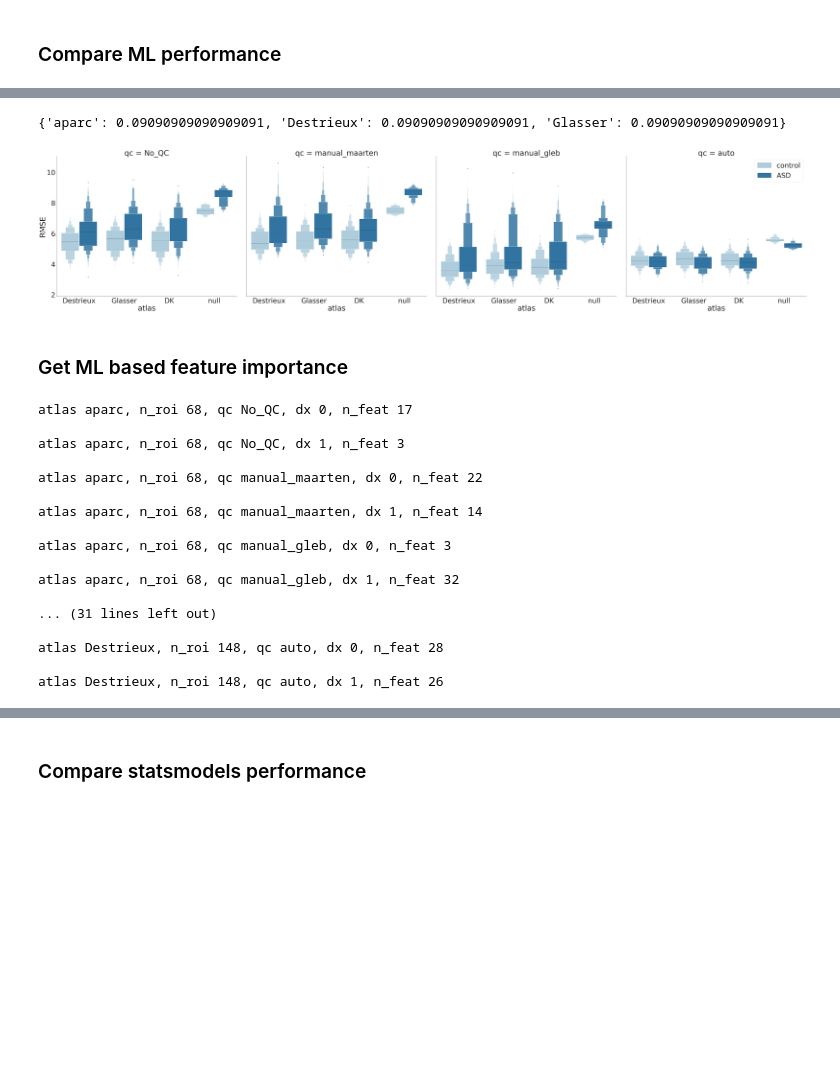
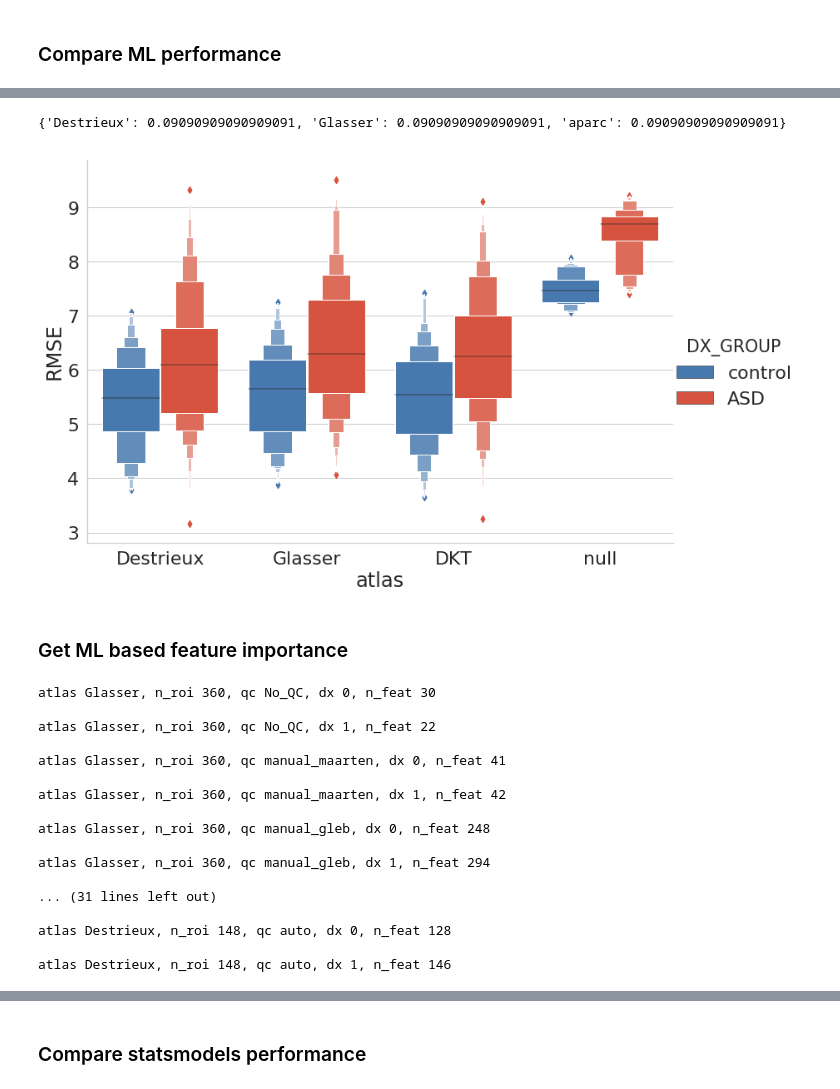
Before and after one commit to neurodatascience/compare-surf-tools, a Jupyter notebook: notebooks/run_atlas_comparisons.ipynb, the cells around one changed output, grey strips where cells are left out. Cells and saved outputs as stored; diff of their text form; code cells hidden in the pictures; blank space fills up the shorter version.

Commit message:
added feature importance count function and plots

```diff
--- a/notebooks/run_atlas_comparisons.ipynb
+++ b/notebooks/run_atlas_comparisons.ipynb
@@ -212,7 +212,7 @@ feature_rank_df_concat = pd.DataFrame()
 perf_pval_dict = {}
 start_time_ML = time.time()
 
-for atlas in ['aparc']: #data_dict.keys():
+for atlas in data_dict.keys():
     start_time_atlas = time.time()
     print('\nAtlas {}'.format(atlas))
     master_df_raw = pd.merge(useful_demograph,data_dict[atlas],on= subject_ID_col)
@@ -329,38 +329,43 @@ Using regression model with perf metric neg_mean_squared_error
 # %%
 print(perf_pval_dict)
 plot_df = ml_perf_concat.copy()
 x_order = ['Destrieux','Glasser','DK','null']
 col_order = ['No_QC','manual_maarten','manual_gleb','auto']
 
-colors = ["windows blue", "tomato", "greyish", "dark grey","faded green", "dusty purple"]
-palette = 'Paired' #sns.xkcd_palette(colors)
+#colors = ["windows blue", "tomato", "greyish", "dark grey","faded green", "dusty purple"]
+palette = sns.xkcd_palette(colors) #'Paired' #sns.xkcd_palette(colors)
+
+
 sns.set(font_scale=5)
 
 plot_df['atlas'] = plot_df['atlas'].replace({'aparc':'DK'})
+plot_df = plot_df[plot_df['qc']=='No_QC']
 
 if model_type.lower() == 'regression':
     plot_df['RMSE'] = np.sqrt(-1*plot_df['neg_mean_squared_error'])
     plot_df['DX_GROUP'] = plot_df['DX_GROUP'].replace({0:'control', 1:'ASD'})
     #plot_df['qc'] = plot_df['qc'].replace({'manual_maarten':'Manual', 'auto':'Auto/Outlier'})
+    sns.set(font_scale=2)
+    with sns.axes_style("whitegrid"):
 
-    with sns.axes_style("white"):
-        g = sns.catplot(y='RMSE',x='atlas',kind='boxen',hue='DX_GROUP',col='qc',data=plot_df, legend=False,
-                        order=x_order, col_order=col_order, palette=palette, height=20, aspect=1.1 )
-        plt.legend(loc='upper right')
+        g = sns.catplot(y='RMSE',x='atlas',kind='boxen',hue='DX_GROUP', #col='qc',col_order=col_order,col_wrap=2,
+                        data=plot_df, legend=True,
+                        order=x_order, palette=palette, height=8, aspect=1.4 )
+        #plt.legend(loc='upper right')
 else:
     with sns.axes_style("white"):
         g = sns.catplot(y='roc_auc',x='atlas', kind='boxen',data=plot_df,col='qc',col_order=col_order,
                         order=x_order,palette=palette,height=20, aspect=1.1,legend=False)
 # %% [output]
-{'aparc': 0.09090909090909091, 'Destrieux': 0.09090909090909091, 'Glasser': 0.09090909090909091}
+{'Destrieux': 0.09090909090909091, 'Glasser': 0.09090909090909091, 'aparc': 0.09090909090909091}
-[figure, old version]
+[figure, new version]
 # %% [markdown]
 ### Get ML based feature importance
 # %%
 # save_path = '{}atlas_ml_feature_imp_{}_{}.pkl'.format(ml_results_dir,outcome_col,model_type)
 # feature_rank_df_concat = pd.read_pickle(save_path)
 
-feature_count_df = pd.DataFrame(columns=['count','atlas','dx','qc'])
+feature_count_df = pd.DataFrame(columns=['count','atlas','DX_GROUP','qc'])
 i = 0
 for atlas in data_dict.keys():
     master_df_raw = pd.merge(useful_demograph,data_dict[atlas],on= subject_ID_col)
@@ -368,6 +373,7 @@ for atlas in data_dict.keys():
     for qc in feature_rank_df_concat['qc'].unique():
         for dx in [0,1]:
             n_feat = len(feature_rank_df_concat[(feature_rank_df_concat['rank'] == 1) &
+                                                (feature_rank_df_concat['atlas'] == atlas) &
                                                 (feature_rank_df_concat['predictor'].isin(roi_cols)) &
                                                 (feature_rank_df_concat['qc'] == qc) &
                                                 (feature_rank_df_concat['DX_GROUP'] == dx)])
@@ -375,21 +381,21 @@ for atlas in data_dict.keys():
             i+=1
             print('atlas {}, n_roi {}, qc {}, dx {}, n_feat {}\n'.format(atlas,len(roi_cols),qc,dx,n_feat))
 # %% [output]
-atlas aparc, n_roi 68, qc No_QC, dx 0, n_feat 17
+atlas Glasser, n_roi 360, qc No_QC, dx 0, n_feat 30
 
-atlas aparc, n_roi 68, qc No_QC, dx 1, n_feat 3
+atlas Glasser, n_roi 360, qc No_QC, dx 1, n_feat 22
 
-atlas aparc, n_roi 68, qc manual_maarten, dx 0, n_feat 22
+atlas Glasser, n_roi 360, qc manual_maarten, dx 0, n_feat 41
 
-atlas aparc, n_roi 68, qc manual_maarten, dx 1, n_feat 14
+atlas Glasser, n_roi 360, qc manual_maarten, dx 1, n_feat 42
 
-atlas aparc, n_roi 68, qc manual_gleb, dx 0, n_feat 3
+atlas Glasser, n_roi 360, qc manual_gleb, dx 0, n_feat 248
 
-atlas aparc, n_roi 68, qc manual_gleb, dx 1, n_feat 32
+atlas Glasser, n_roi 360, qc manual_gleb, dx 1, n_feat 294
 
 ... (31 lines left out)
 
-atlas Destrieux, n_roi 148, qc auto, dx 0, n_feat 28
+atlas Destrieux, n_roi 148, qc auto, dx 0, n_feat 128
 
-atlas Destrieux, n_roi 148, qc auto, dx 1, n_feat 26
+atlas Destrieux, n_roi 148, qc auto, dx 1, n_feat 146
 # %%
```
Also changed, not shown: parts of 4 cells of this notebook, 2 other files.
